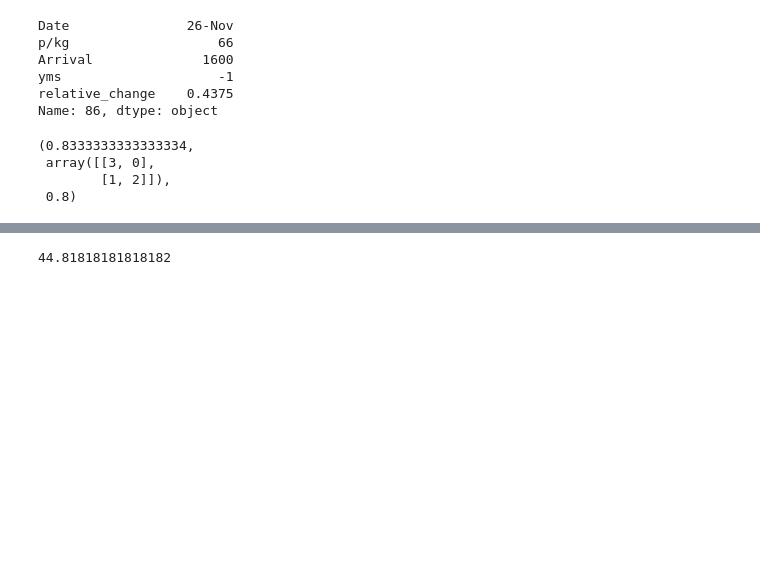
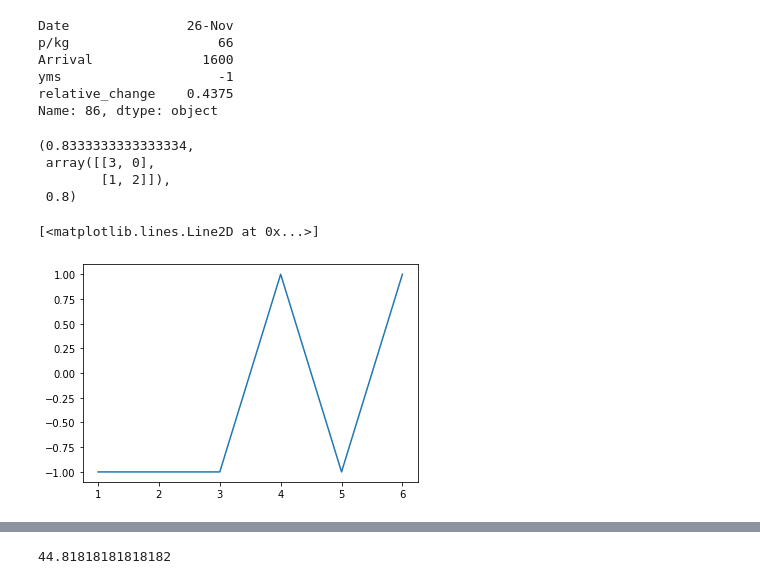
Before and after one commit to Nobody4591/Final-year-project, a Jupyter notebook: newfile.ipynb, the cells around one changed output, grey strips where cells are left out. Cells and saved outputs as stored; diff of their text form; code cells hidden in the pictures; blank space fills up the shorter version.

```diff
--- a/newfile.ipynb
+++ b/newfile.ipynb
@@ -210,6 +217,11 @@ compute_metrics(ypred,ytrue)
  array([[3, 0],
         [1, 2]]),
  0.8)
+# %%
+plt.plot(range(1,7),ypred)
+# %% [output]
+[<matplotlib.lines.Line2D at 0x...>]
+[figure, added]
 # %%
 def split_nfold(num_examples, n):
   idx = np.random.permutation(num_examples).tolist()
```
Also changed, not shown: parts of 13 cells of this notebook.
